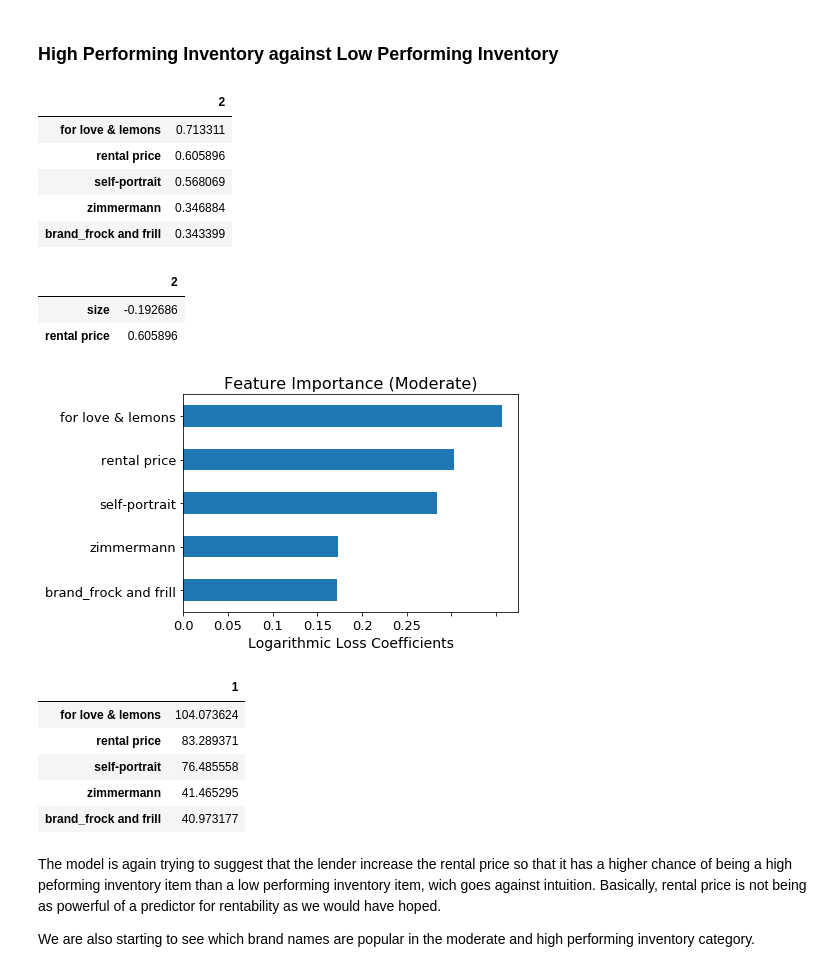
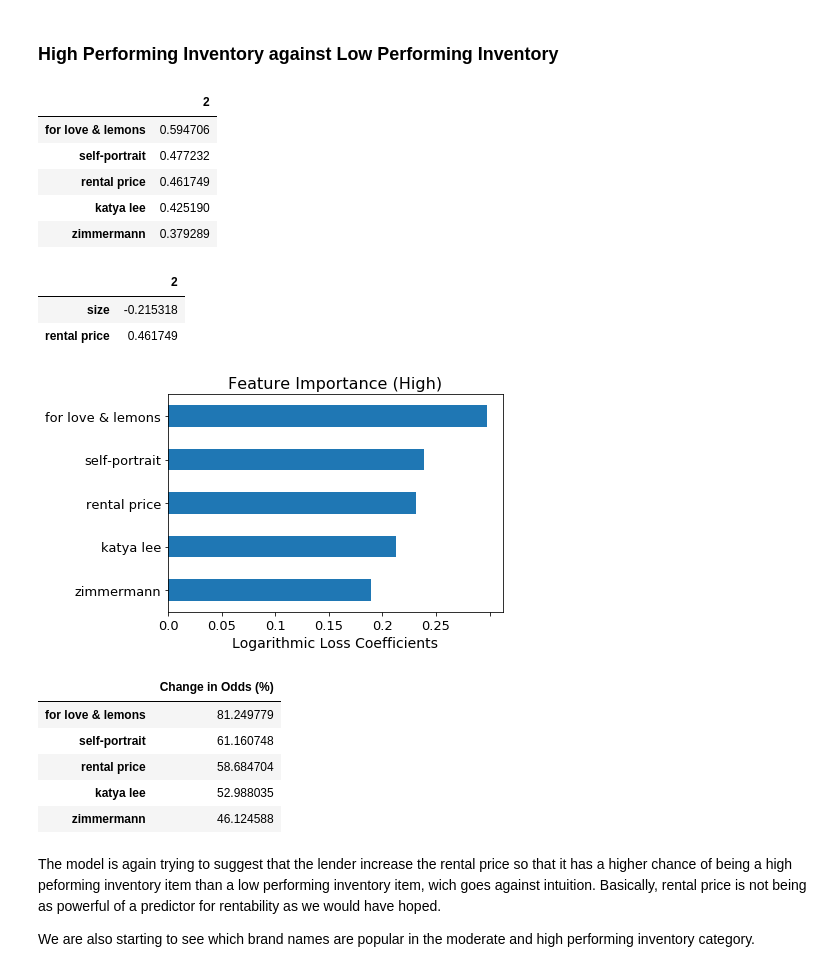
Before and after one commit to ecampana/borrow-my-style, a Jupyter notebook: model-performance.ipynb, the cells around one changed output. Saved outputs shown, nothing was run; the diff lists cells and outputs as text; code cells hidden in the pictures.

```diff
--- a/model-performance.ipynb
+++ b/model-performance.ipynb
@@ -724,54 +725,55 @@ reference_class_log = log_coeff.iloc[[reference_class]]\
 
 k_class_log = (pos_class_log - reference_class_log)\
               .sort_values(by=[pos_class], axis=1,
                            ascending=False).transpose()
 
 k_class = k_class_log.rename({'brand_for love & lemons': 'for love & lemons',
                               'brand_self-portrait': 'self-portrait',
                               'brand_zimmermann': 'zimmermann',
-                              'brand_coach': 'coach',
+                              'brand_katya lee': 'katya lee',
                               'rental_price': 'rental price'})
 
 ax = k_class.head(top_n).plot(kind='barh')
 
-plt.title('Feature Importance (Moderate)', fontsize=16)
+plt.title('Feature Importance (High)', fontsize=16)
 
 plt.xlabel('Logarithmic Loss Coefficients', fontsize=14)
 
 plt.gca().invert_yaxis()
 
 rng = [float(x)/100 for x in range(0, 30, 5)]
 
 ax.set_xticklabels(rng, rotation=0, fontsize=13)
 ax.set_yticklabels(k_class.index, rotation=0, fontsize=13)
 
 ax.legend_.remove()
 
 display(k_class.head(top_n))
 
 display(k_class.loc[['size', 'rental price'], :])
 # %% [output]
 |  | 2 |
-| for love & lemons | 0.713311 |
-| rental price | 0.605896 |
-| self-portrait | 0.568069 |
-| zimmermann | 0.346884 |
-| brand_frock and frill | 0.343399 |
+| for love & lemons | 0.594706 |
+| self-portrait | 0.477232 |
+| rental price | 0.461749 |
+| katya lee | 0.425190 |
+| zimmermann | 0.379289 |
 |  | 2 |
-| size | -0.192686 |
-| rental price | 0.605896 |
+| size | -0.215318 |
+| rental price | 0.461749 |
-[figure, old version]
+[figure, new version]
 # %%
 # In terms of Percentage change in odds
 
-display(pd.DataFrame(k_class.head(top_n).apply(lambda beta: 100*(math.exp(beta)-1), axis=1), columns=[1]))
+display(pd.DataFrame(k_class.head(top_n).apply(lambda beta: 100*(math.exp(beta)-1),
+                                               axis=1), columns=['Change in Odds (%)']))
 # %% [output]
-|  | 1 |
-| for love & lemons | 104.073624 |
-| rental price | 83.289371 |
-| self-portrait | 76.485558 |
-| zimmermann | 41.465295 |
-| brand_frock and frill | 40.973177 |
+|  | Change in Odds (%) |
+| for love & lemons | 81.249779 |
+| self-portrait | 61.160748 |
+| rental price | 58.684704 |
+| katya lee | 52.988035 |
+| zimmermann | 46.124588 |
 # %% [markdown]
 The model is again trying to suggest that the lender increase the rental price so that it has a higher chance of being a high peforming inventory item than a low performing inventory item, wich goes against intuition. Basically, rental price is not being as powerful of a predictor for rentability as we would have hoped.
 
```
Also changed, not shown: parts of 12 cells of this notebook, 1 other file.
